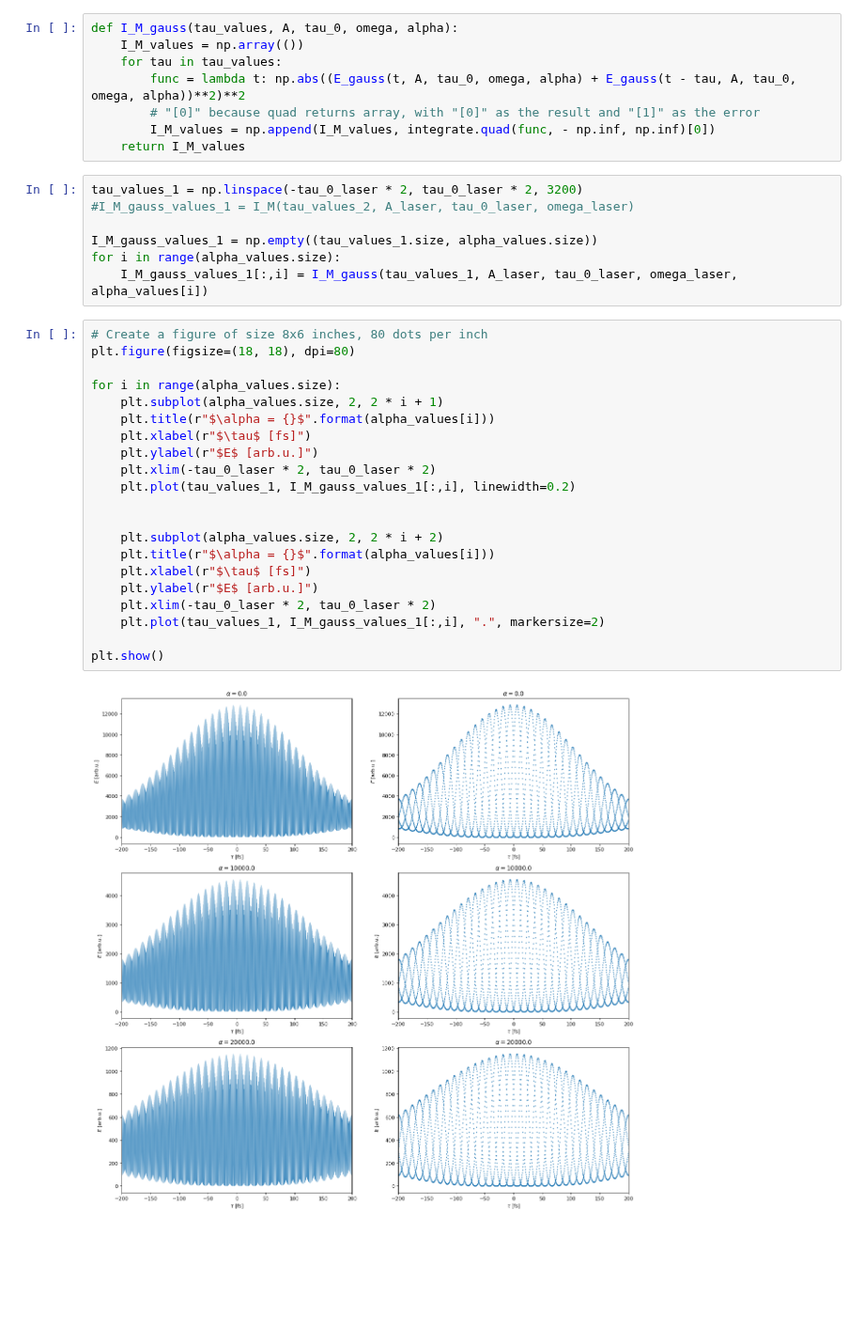
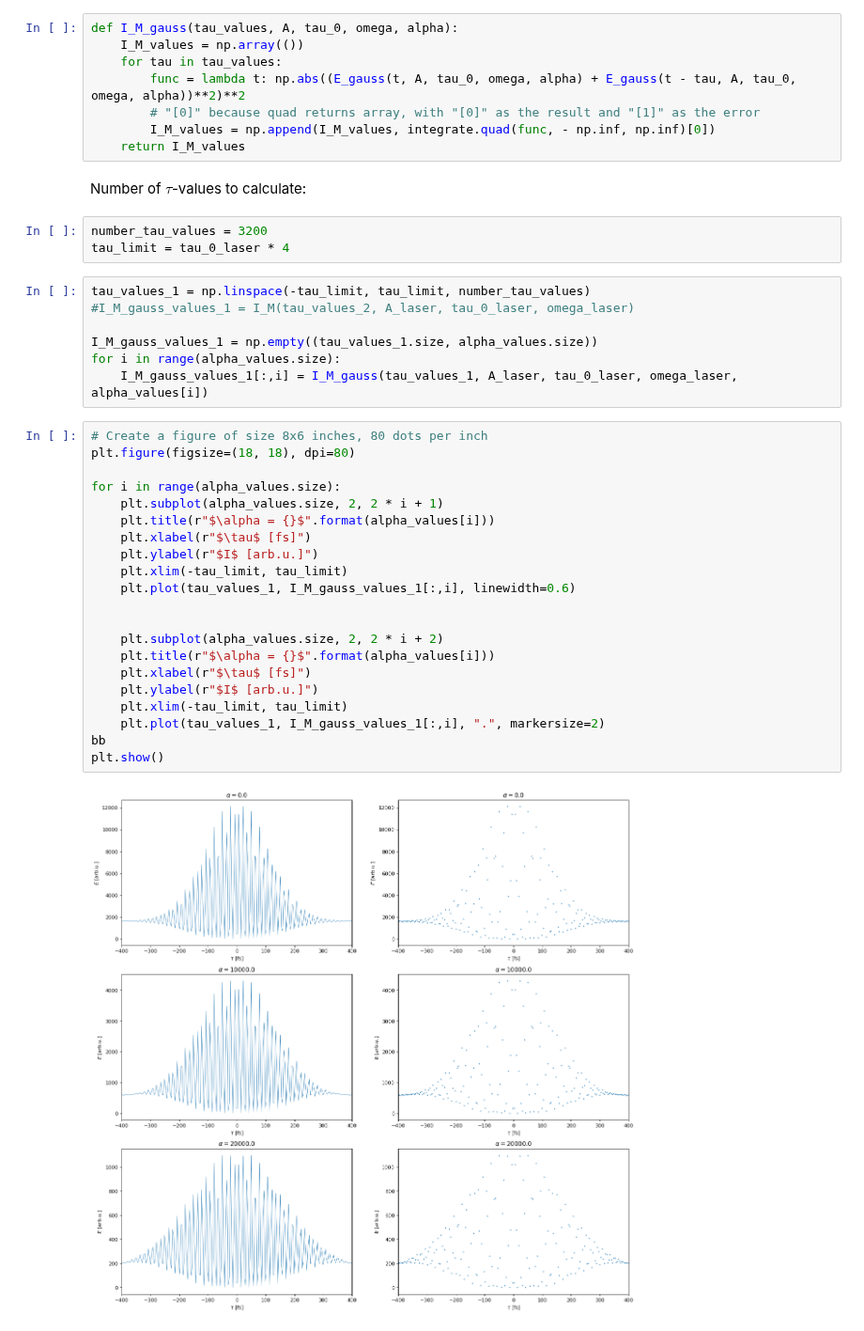
Before and after one commit to JKU-HFP/Chirp-Diagnostic, a Jupyter notebook: Simulating_Optical_Autocorrelation_of_Laser_with_Chirp.ipynb, the cells around one changed output. Shown at 94% size. Saved outputs shown, nothing was run; the diff lists cells and outputs as text; blank space fills up the shorter version.

```diff
--- a/Simulating_Optical_Autocorrelation_of_Laser_with_Chirp.ipynb
+++ b/Simulating_Optical_Autocorrelation_of_Laser_with_Chirp.ipynb
@@ -102,8 +105,13 @@ def I_M_gauss(tau_values, A, tau_0, omega, alpha):
         # "[0]" because quad returns array, with "[0]" as the result and "[1]" as the error
         I_M_values = np.append(I_M_values, integrate.quad(func, - np.inf, np.inf)[0])
     return I_M_values
+# %% [markdown]
+Number of $\tau$-values to calculate:
+# %%
+number_tau_values = 3200
+tau_limit = tau_0_laser * 4
 # %%
-tau_values_1 = np.linspace(-tau_0_laser * 2, tau_0_laser * 2, 3200)
+tau_values_1 = np.linspace(-tau_limit, tau_limit, number_tau_values)
 #I_M_gauss_values_1 = I_M(tau_values_2, A_laser, tau_0_laser, omega_laser)
 
 I_M_gauss_values_1 = np.empty((tau_values_1.size, alpha_values.size))
@@ -112,23 +120,23 @@ for i in range(alpha_values.size):
 # %%
 # Create a figure of size 8x6 inches, 80 dots per inch
 plt.figure(figsize=(18, 18), dpi=80)
 
 for i in range(alpha_values.size):
     plt.subplot(alpha_values.size, 2, 2 * i + 1)
     plt.title(r"$\alpha = {}$".format(alpha_values[i]))
     plt.xlabel(r"$\tau$ [fs]")
-    plt.ylabel(r"$E$ [arb.u.]")
-    plt.xlim(-tau_0_laser * 2, tau_0_laser * 2)
-    plt.plot(tau_values_1, I_M_gauss_values_1[:,i], linewidth=0.2)
+    plt.ylabel(r"$I$ [arb.u.]")
+    plt.xlim(-tau_limit, tau_limit)
+    plt.plot(tau_values_1, I_M_gauss_values_1[:,i], linewidth=0.6)
 
 
     plt.subplot(alpha_values.size, 2, 2 * i + 2)
     plt.title(r"$\alpha = {}$".format(alpha_values[i]))
     plt.xlabel(r"$\tau$ [fs]")
-    plt.ylabel(r"$E$ [arb.u.]")
-    plt.xlim(-tau_0_laser * 2, tau_0_laser * 2)
+    plt.ylabel(r"$I$ [arb.u.]")
+    plt.xlim(-tau_limit, tau_limit)
     plt.plot(tau_values_1, I_M_gauss_values_1[:,i], ".", markersize=2)
-
+bb
 plt.show()
 # %% [output]
-[figure, old version]
+[figure, new version]
```
Also changed, not shown: parts of 3 cells of this notebook, 1 other file.
